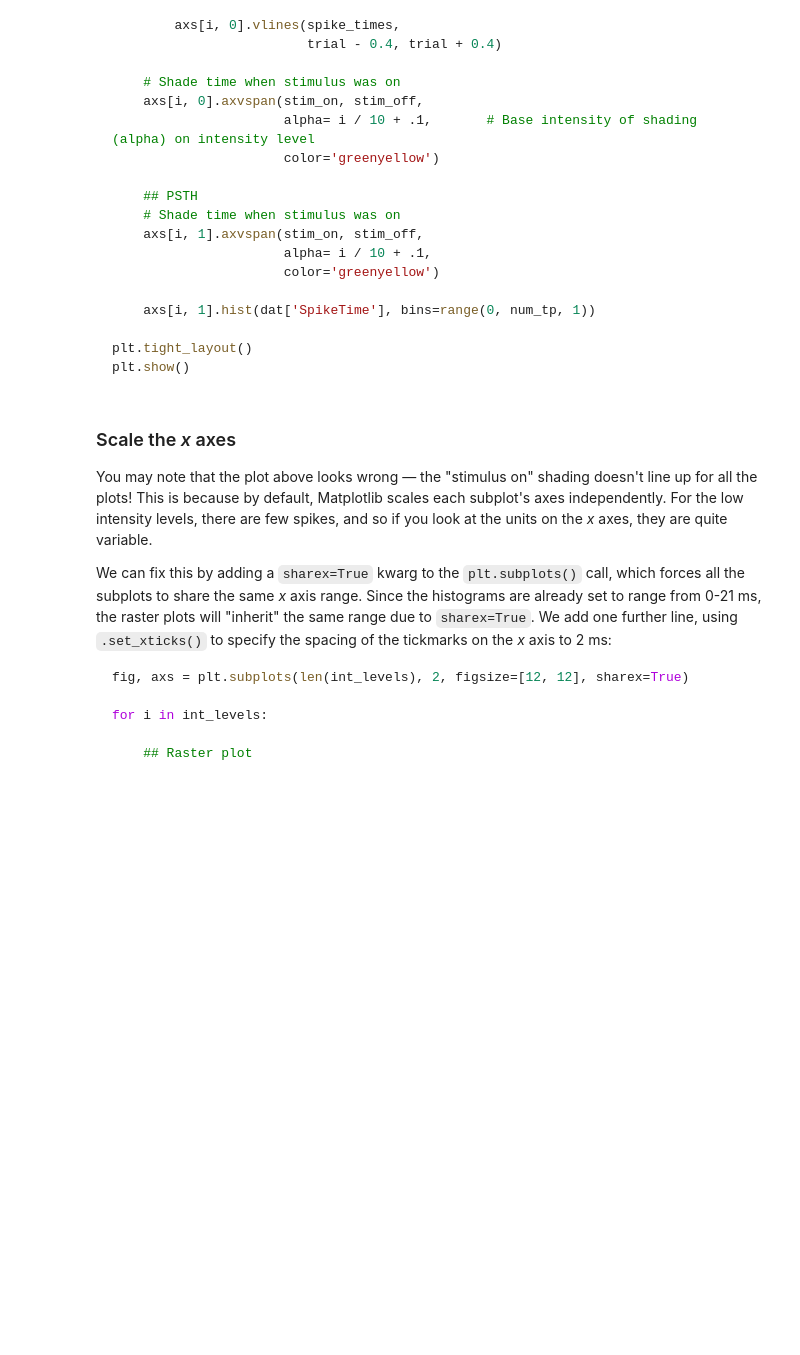
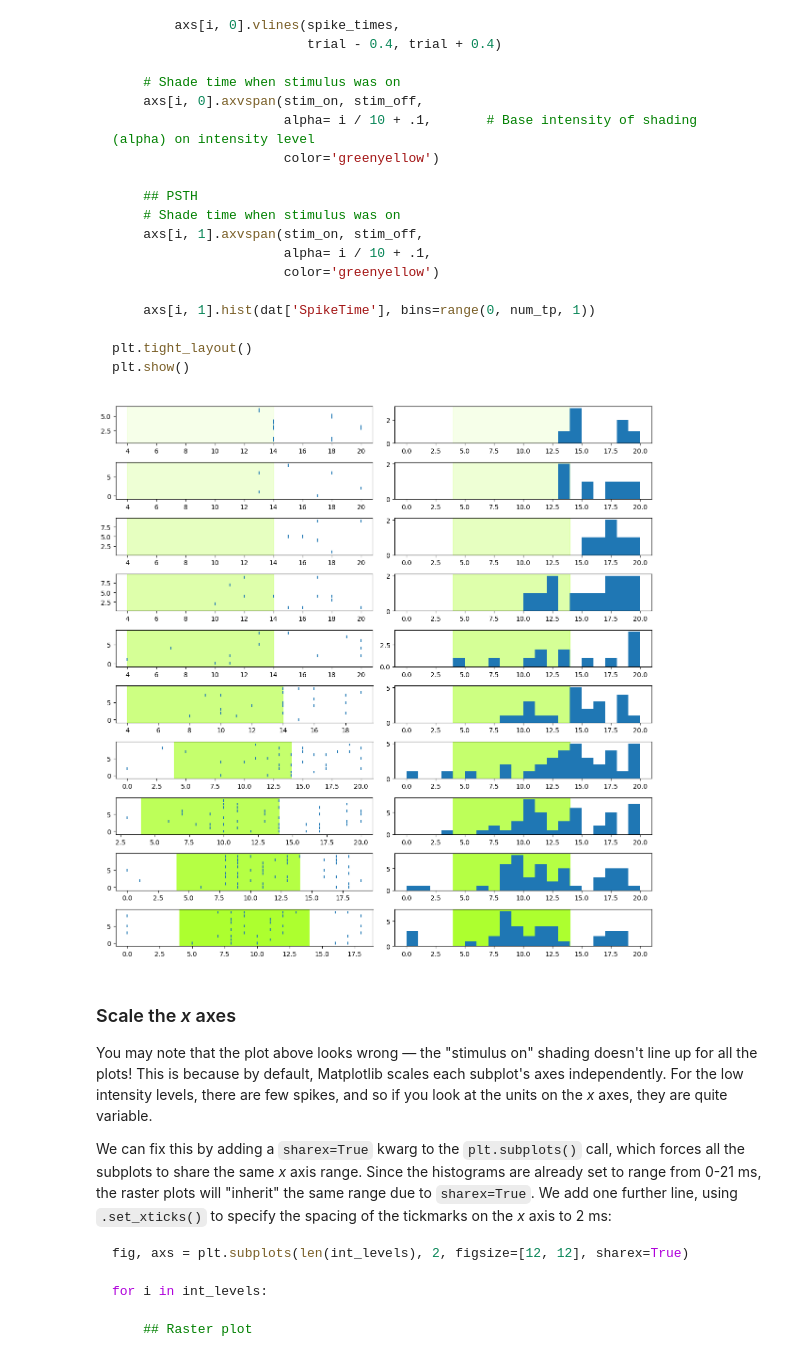
Before and after one commit to dm748329/Single-Unit-Data, a Jupyter notebook: 2 - ten_intensities.ipynb, the cells around one changed output. Saved outputs shown, nothing was run; the diff lists cells and outputs as text; code cells hidden in the pictures; blank space fills up the shorter version.

Commit message:
created PSTH and spike time plots based on all intensity levels

```diff
--- a/2 - ten_intensities.ipynb
+++ b/2 - ten_intensities.ipynb
@@ -271,6 +271,9 @@ First, for convenience we'll create a list of intensity levels, and sort them so
 ~~~python
 int_levels = sorted(spikes['Intensity'].unique())
 ~~~
+# %%
+int_levels = sorted(spikes['Intensity'].unique())
+#now each intensity level is sorted from 0 to 9
 # %% [markdown]
 We'll plot each raster and PSTH as a row, in a figure with 10 rows (intensity levels) and 2 columns of subplots.
 
@@ -312,6 +315,24 @@ for i in int_levels:
 plt.tight_layout()
 plt.show()
 ~~~
+# %%
+fig, axs = plt.subplots(len(int_levels), 2, figsize=[12, 12])
+
+for i in int_levels:
+    dat = spikes[spikes['Intensity'] == i]
+
+    for trial in trials:
+        spike_times = dat[dat['Trial'] == trial]['SpikeTime']
+        axs[i, 0].vlines(spike_times, trial - 0.4, trial + 0.4)
+    axs[i,0].axvspan(stim_on, stim_off, alpha= i / 10 +.1 , color='greenyellow')
+
+    axs[i, 1].axvspan(stim_on, stim_off, alpha= i / 10 +.1 , color='greenyellow')
+    axs[i, 1].hist(dat['SpikeTime'], bins = range(0, num_tp, 1))
+
+plt.tight_layout()
+plt.show()
+# %% [output]
+[figure, added]
 # %% [markdown]
 ### Scale the *x* axes
 
```
